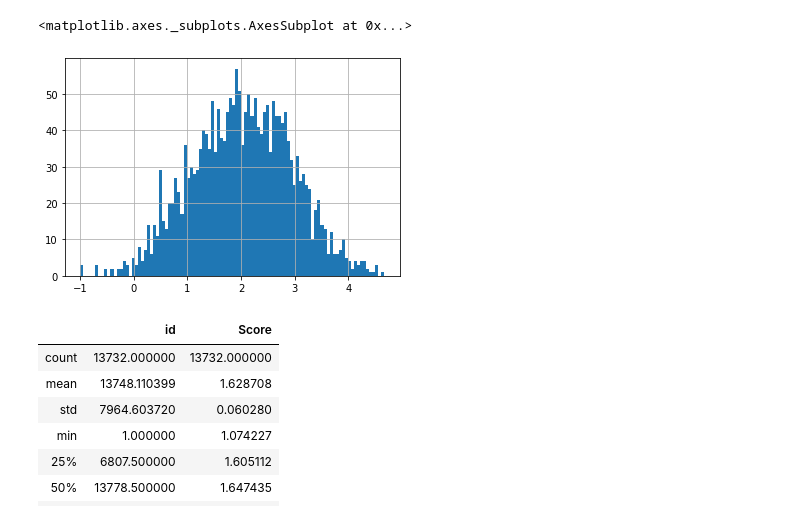
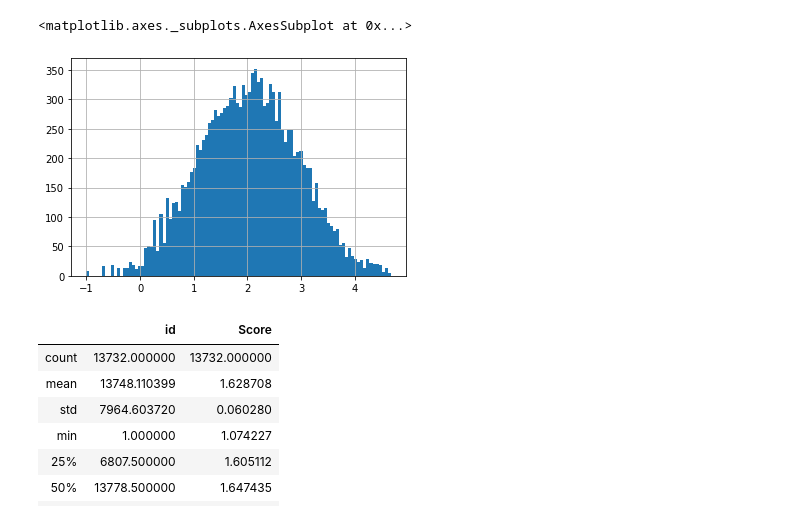
Before and after one commit to h4nyu/aplf, a Jupyter notebook: app/notebooks/Untitled.ipynb, the cells around one changed output. Saved outputs shown, nothing was run; the diff lists cells and outputs as text; code cells hidden in the pictures.

```diff
--- a/app/notebooks/Untitled.ipynb
+++ b/app/notebooks/Untitled.ipynb
@@ -27,8 +8,8 @@ Name: Score, dtype: float64
 # %%
-df['Score'].sample(2048).hist(bins=100)
+df['Score'].hist(bins=100)
 # %% [output]
 <matplotlib.axes._subplots.AxesSubplot at 0x...>
-[figure, old version]
+[figure, new version]
 # %%
 df = pd.read_csv("http://192.168.10.7/aug/submit.csv", names=['id', 'Score'])
 df.describe()
```
Also changed, not shown: parts of 3 cells of this notebook, 1 other file.
